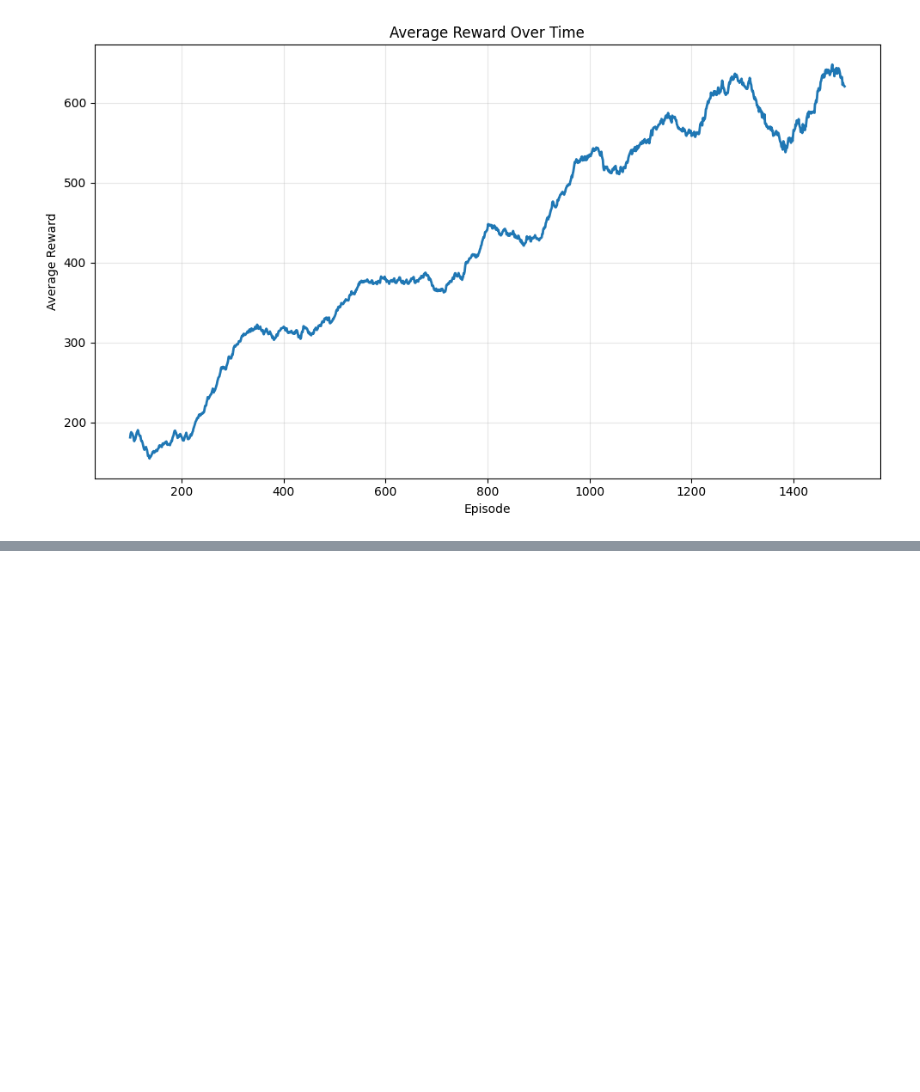
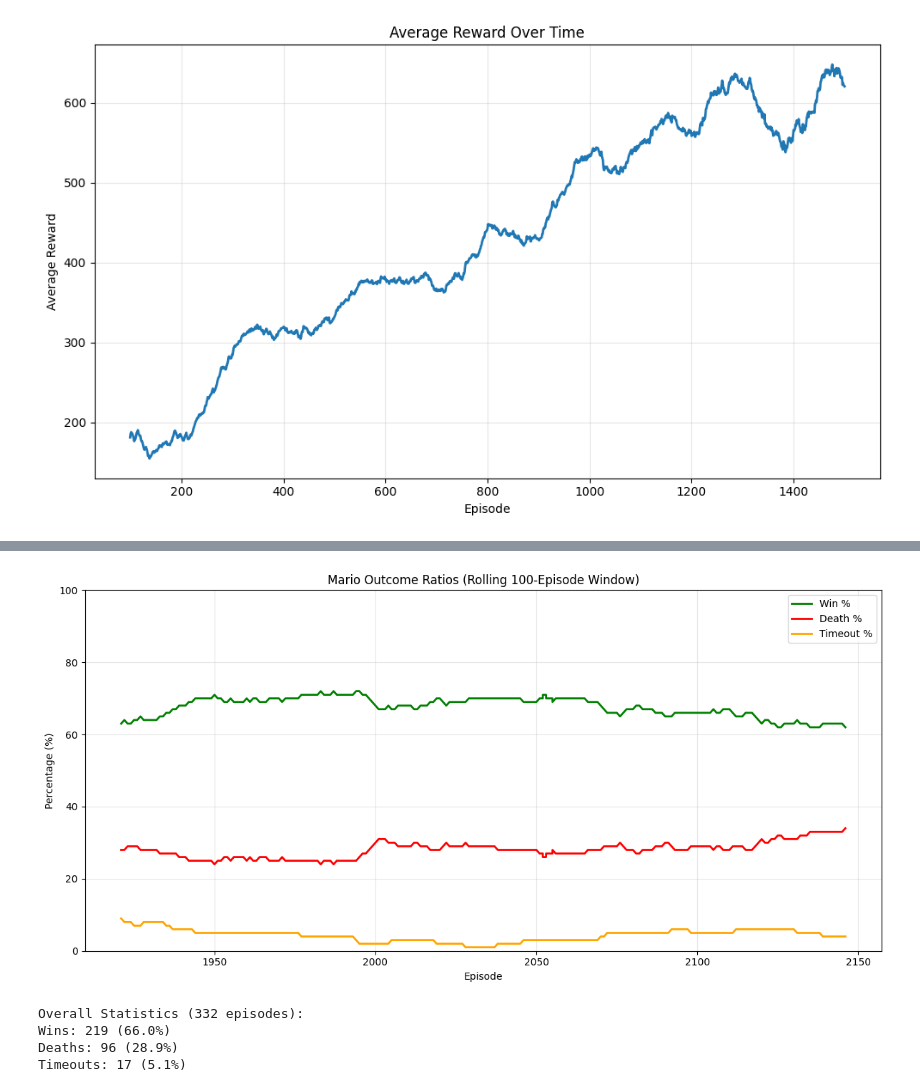
Before and after one commit to rhit-valentwa/CSSE416-FinalProject, a Jupyter notebook: display/display.ipynb, the cells around one changed output, grey strips where cells are left out. Cells and saved outputs as stored; diff of their text form; code cells hidden in the pictures; blank space fills up the shorter version.

Commit message:
Updated graphs in display

```diff
--- a/display/display.ipynb
+++ b/display/display.ipynb
@@ -74,0 +75,76 @@ plt.show()
+# %%
+import re
+import matplotlib.pyplot as plt
+
+# Read the file
+with open('../logs/misc/raw_output.txt', 'r') as f:
+    lines = f.readlines()
+
+# Parse outcomes and episodes
+episodes = []
+outcomes = []  # 'win', 'die', 'timeout'
+
+current_outcome = None
+for line in lines:
+    line = line.strip()
+
+    # Check for outcome
+    if 'Mario won!' in line:
+        current_outcome = 'win'
+    elif 'Mario died!' in line:
+        current_outcome = 'die'
+    elif 'Time out!' in line:
+        current_outcome = 'timeout'
+
+    # Check for episode number with reward
+    match = re.search(r'Episode (\d+): Reward=', line)
+    if match and current_outcome:
+        episodes.append(int(match.group(1)) + 1500)
+        outcomes.append(current_outcome)
+        current_outcome = None
+
+# Calculate rolling ratios (using a window)
+window_size = 100
+win_ratios = []
+die_ratios = []
+timeout_ratios = []
+episode_centers = []
+
+for i in range(len(outcomes)):
+    if i < window_size - 1:
+        continue
+
+    window = outcomes[i-window_size+1:i+1]
+    total = len(window)
+
+    win_ratios.append(window.count('win') / total * 100)
+    die_ratios.append(window.count('die') / total * 100)
+    timeout_ratios.append(window.count('timeout') / total * 100)
+    episode_centers.append(episodes[i])
+
+# Plot
+plt.figure(figsize=(12, 6))
+plt.plot(episode_centers, win_ratios, linewidth=2, label='Win %', color='green')
+plt.plot(episode_centers, die_ratios, linewidth=2, label='Death %', color='red')
+plt.plot(episode_centers, timeout_ratios, linewidth=2, label='Timeout %', color='orange')
+
+plt.xlabel('Episode')
+plt.ylabel('Percentage (%)')
+plt.title(f'Mario Outcome Ratios (Rolling {window_size}-Episode Window)')
+plt.legend()
+plt.grid(True, alpha=0.3)
+plt.ylim(0, 100)
+plt.tight_layout()
+plt.show()
+
+# Print overall statistics
+print(f"\nOverall Statistics ({len(outcomes)} episodes):")
+print(f"Wins: {outcomes.count('win')} ({outcomes.count('win')/len(outcomes)*100:.1f}%)")
+print(f"Deaths: {outcomes.count('die')} ({outcomes.count('die')/len(outcomes)*100:.1f}%)")
+print(f"Timeouts: {outcomes.count('timeout')} ({outcomes.count('timeout')/len(outcomes)*100:.1f}%)")
+# %% [output]
+[figure, added]
+Overall Statistics (332 episodes):
+Wins: 219 (66.0%)
+Deaths: 96 (28.9%)
+Timeouts: 17 (5.1%)
```
Also changed, not shown: parts of 1 cell of this notebook, 2 other files.
